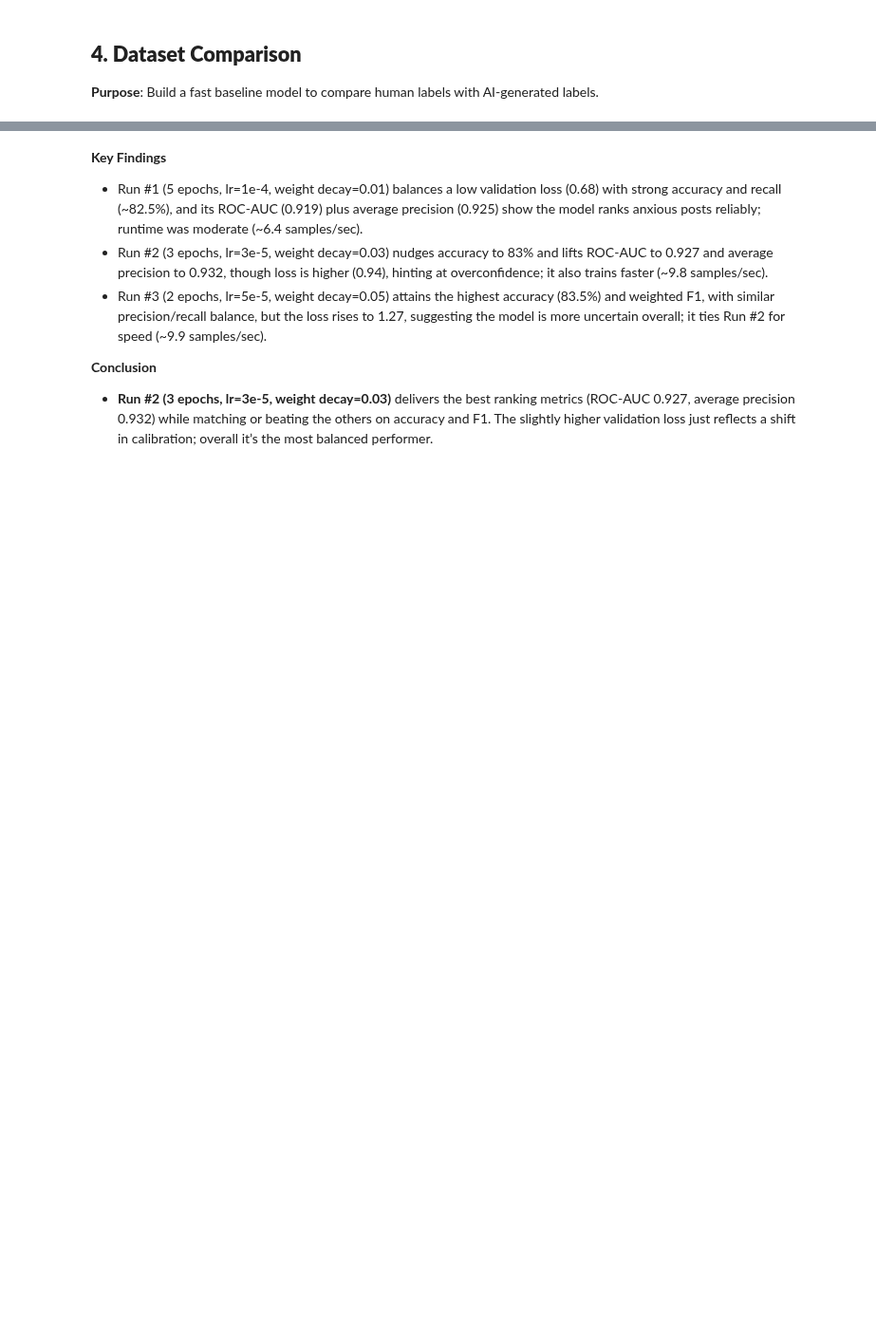
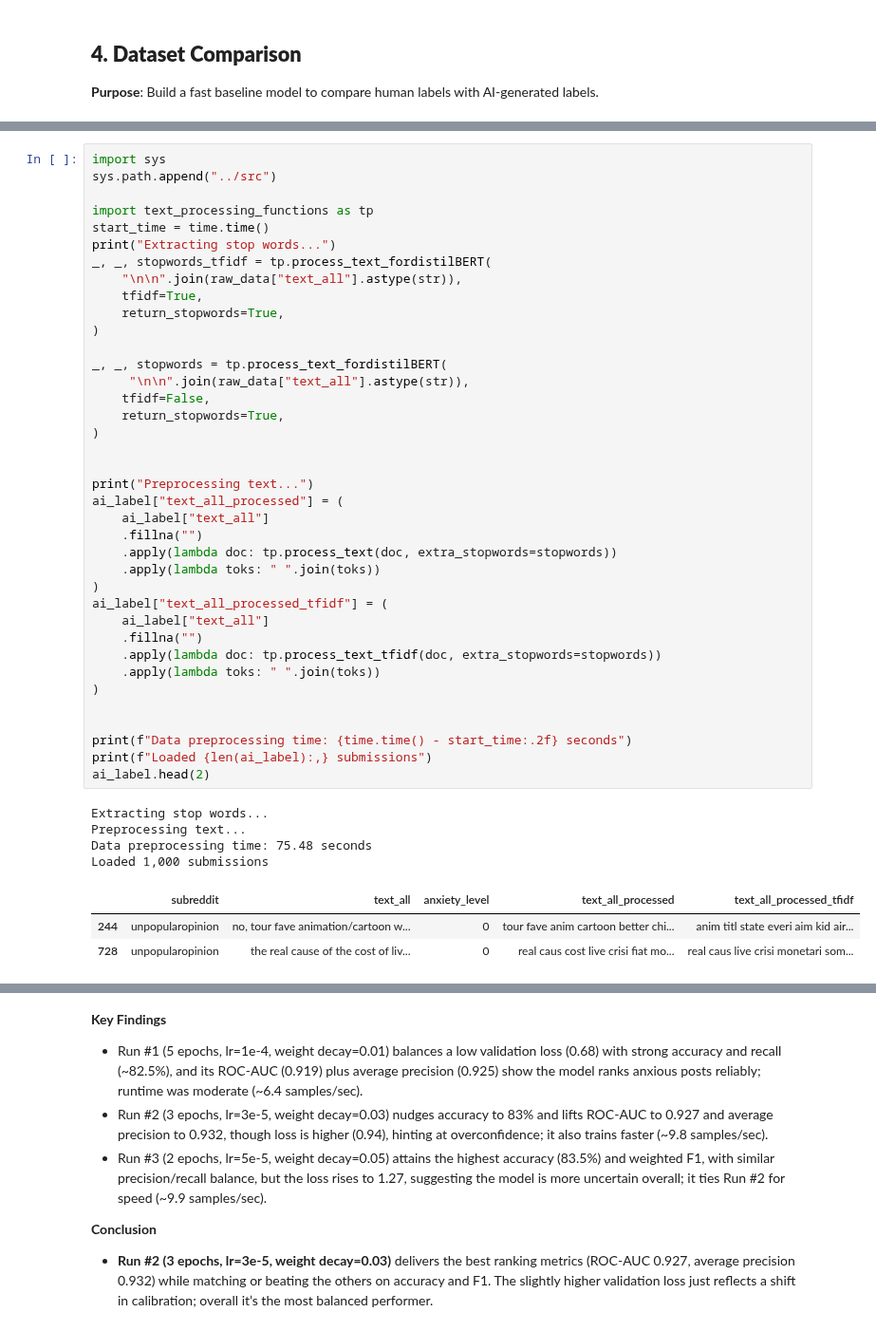
Before and after one commit to shutinghe3601/milestone2, a Jupyter notebook: notebooks/06_text_classification_byDistilBERT.ipynb, the cells around one changed output, grey strips where cells are left out. Shown at 95% size. Saved outputs shown, nothing was run; the diff lists cells and outputs as text; blank space fills up the shorter version.

```diff
--- a/notebooks/06_text_classification_byDistilBERT.ipynb
+++ b/notebooks/06_text_classification_byDistilBERT.ipynb
@@ -412,0 +421,46 @@ Setting TOKENIZERS_PARALLELISM=false for forked processes.
+# %%
+import sys
+sys.path.append("../src")
+
+import text_processing_functions as tp
+start_time = time.time()
+print("Extracting stop words...")
+_, _, stopwords_tfidf = tp.process_text_fordistilBERT(
+    "\n\n".join(raw_data["text_all"].astype(str)),
+    tfidf=True,
+    return_stopwords=True,
+)
+
+_, _, stopwords = tp.process_text_fordistilBERT(
+     "\n\n".join(raw_data["text_all"].astype(str)),
+    tfidf=False,
+    return_stopwords=True,
+)
+
+
+print("Preprocessing text...")
+ai_label["text_all_processed"] = (
+    ai_label["text_all"]
+    .fillna("")
+    .apply(lambda doc: tp.process_text(doc, extra_stopwords=stopwords))
+    .apply(lambda toks: " ".join(toks))
+)
+ai_label["text_all_processed_tfidf"] = (
+    ai_label["text_all"]
+    .fillna("")
+    .apply(lambda doc: tp.process_text_tfidf(doc, extra_stopwords=stopwords))
+    .apply(lambda toks: " ".join(toks))
+)
+
+
+print(f"Data preprocessing time: {time.time() - start_time:.2f} seconds")
+print(f"Loaded {len(ai_label):,} submissions")
+ai_label.head(2)
+# %% [output]
+Extracting stop words...
+Preprocessing text...
+Data preprocessing time: 75.48 seconds
+Loaded 1,000 submissions
+|  | subreddit | text_all | anxiety_level | text_all_processed | text_all_processed_tfidf |
+| 244 | unpopularopinion | no, tour fave animation/cartoon w... | 0 | tour fave anim cartoon better chi... | anim titl state everi aim kid air... |
+| 728 | unpopularopinion | the real cause of the cost of liv... | 0 | real caus cost live crisi fiat mo... | real caus live crisi monetari som... |
```
Also changed, not shown: parts of 15 cells of this notebook, 2 other files.
